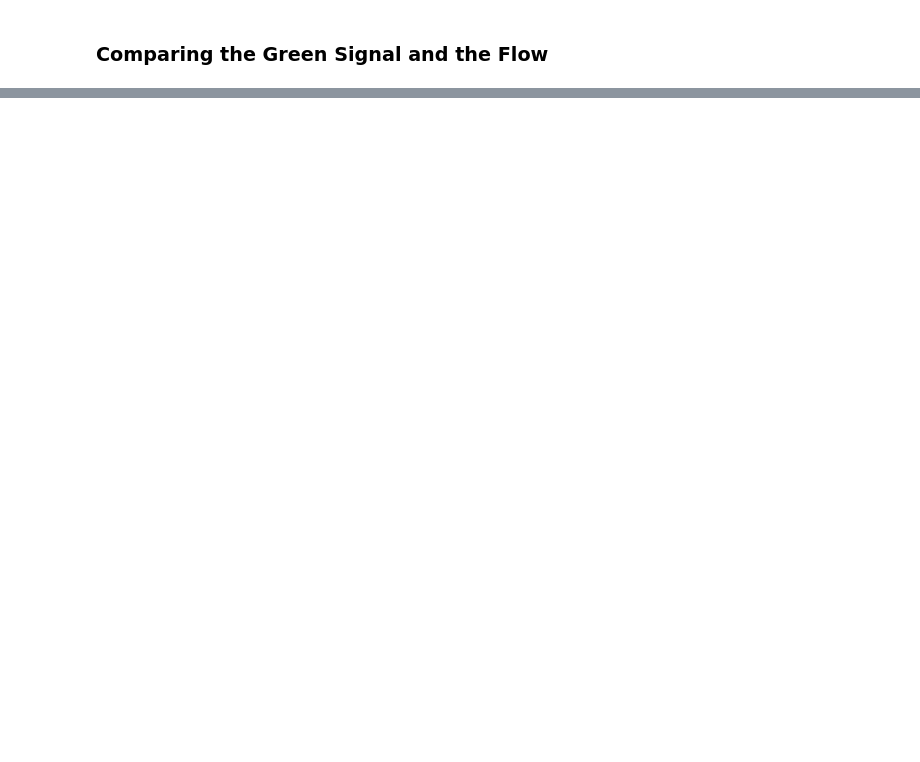
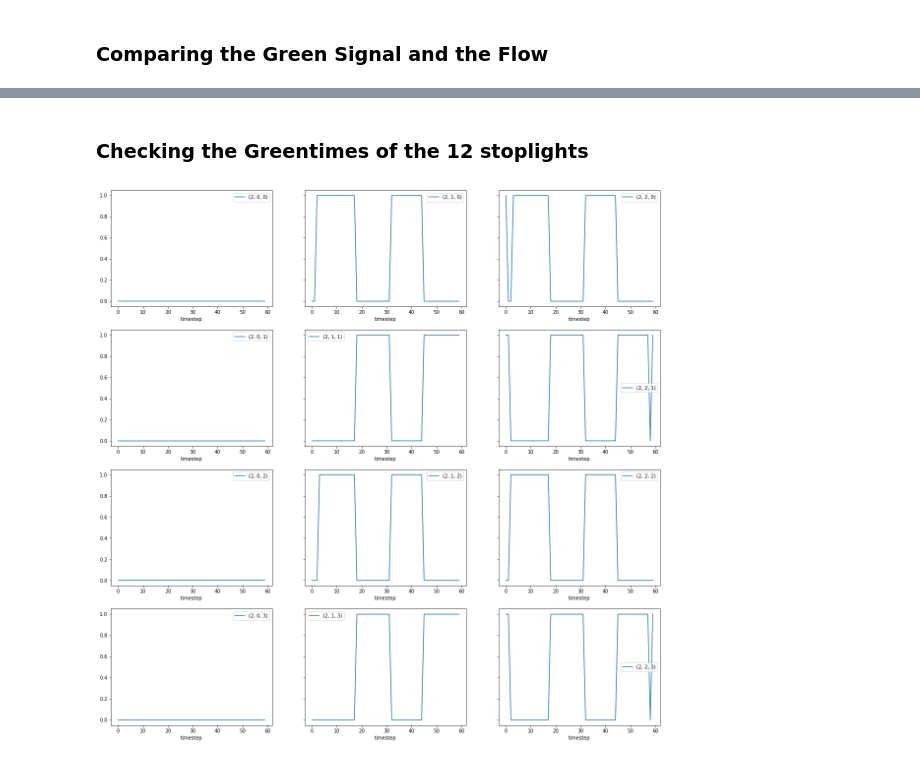
Before and after one commit to DEGABGED/linear_solver, a Jupyter notebook: CTM MILP (Delay, Constraints 1-6, CTMModels Module).ipynb, the cells around one changed output, grey strips where cells are left out. Drawn from its saved outputs; the diff is of its cells as text; code cells hidden in the pictures; blank space fills up the shorter version.

```diff
--- a/CTM MILP (Delay, Constraints 1-6, CTMModels Module).ipynb
+++ b/CTM MILP (Delay, Constraints 1-6, CTMModels Module).ipynb
@@ -162,0 +165,13 @@ sns.lineplot(data=df_g_y)
+# %% [markdown]
+### Checking the Greentimes of the 12 stoplights
+# %%
+df_g_map = df_g.pivot(index='timestep', columns='cell', values='is_green')
+approaches = [ [ (CELL_MOVEMENT,t,a) for t in range(3) ] for a in range(4) ]
+
+_, axs = plt.subplots(4,3,figsize=(20,20), sharey=True)
+
+for i in range(4):
+    for j in range(3):
+         sns.lineplot(data=df_g_map[[approaches[i][j]]], ax=axs[i][j])
+# %% [output]
+[figure, added]
```
Also changed, not shown: parts of 8 cells of this notebook, 6 other files.
